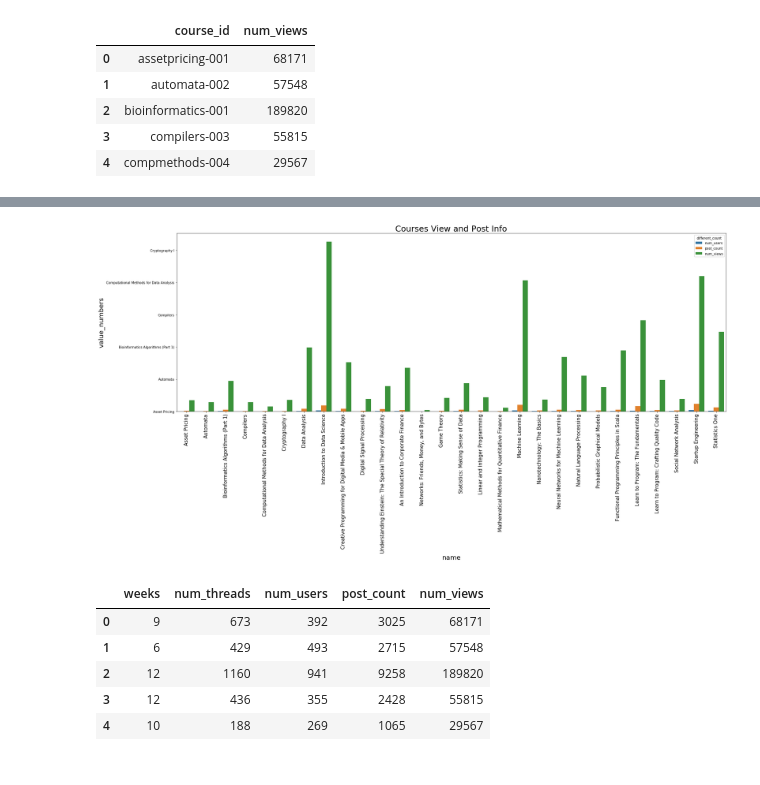
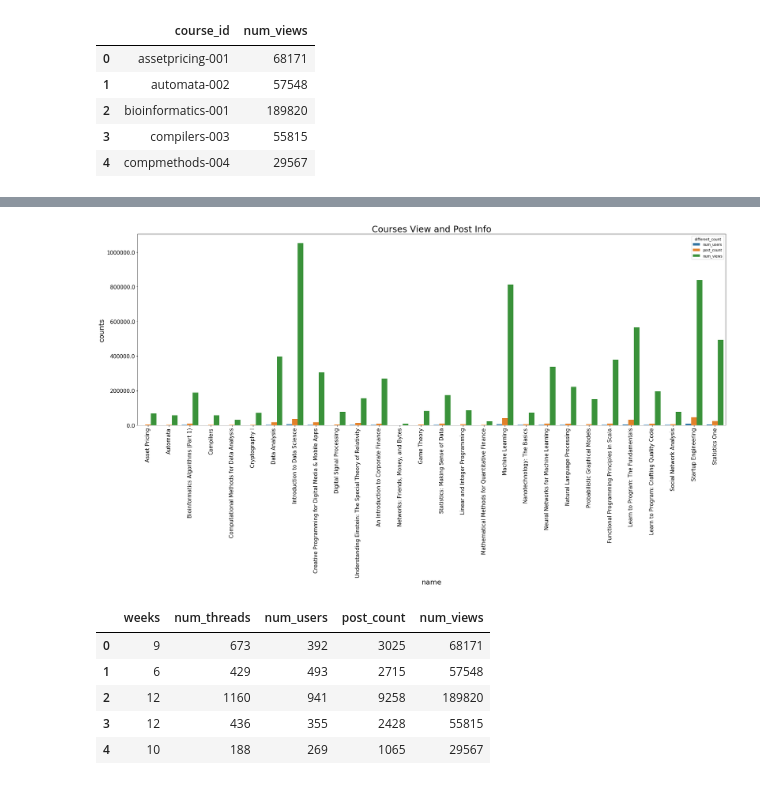
Before and after one commit to zz2641/Cousera-Post-Analysis, a Jupyter notebook: Coursera Forum Post Analysis.ipynb, the cells around one changed output, grey strips where cells are left out. Saved outputs shown, nothing was run; the diff lists cells and outputs as text; code cells hidden in the pictures.

```diff
--- a/Coursera Forum Post Analysis.ipynb
+++ b/Coursera Forum Post Analysis.ipynb
@@ -140,23 +142,27 @@ df_q1.head()
 # %%
 # plot a barplot to see the values of different classes
 # barpolt which share
 plt.figure(figsize=(30,10))
 df_q11=df_q1[['name','num_users','post_count','num_views']]
 
 columns=df_q11.columns
-# working example but with unreadable values_a and values_b
-q1_melted = pd.melt(df_q11, id_vars=columns[0],\
+# here to plot mulyiple graphs using same x-axis, we need to transform the wide data into long data
+# by using pd.melt(df, id_vars=unchanged column name, var_name= key, value_name= value)
+
+q1_melted = pd.melt(df_q11, id_vars=columns[0],
                            var_name="different_count", value_name="value_numbers")
-g = sns.barplot(x=columns[0], y="value_numbers", hue="different_count",\
+
+g = sns.barplot(x=columns[0], y="value_numbers", hue="different_count",
                 data=q1_melted)
+
 g.set_xticklabels(g.get_xticklabels(), rotation=90,fontsize=15)
 g.set_xlabel(g.get_xlabel(),fontsize=20)
-g.set_yticklabels(g.get_xticklabels(),fontsize=15)
-g.set_ylabel(g.get_ylabel(),fontsize=20)
+g.set_yticklabels(g.get_yticks(), size=15)
+g.set_ylabel('counts',fontsize=20)
 g.set_title('Courses View and Post Info',fontsize=25)
 plt.show()
 # %% [output]
-[figure, old version]
+[figure, new version]
 # %%
 #creating df  with numeric var's only based on df_course_info
 df_q1=df_q1.select_dtypes(include=['float64','int64'])
```
Also changed, not shown: parts of 50 cells of this notebook, 2 other files.
